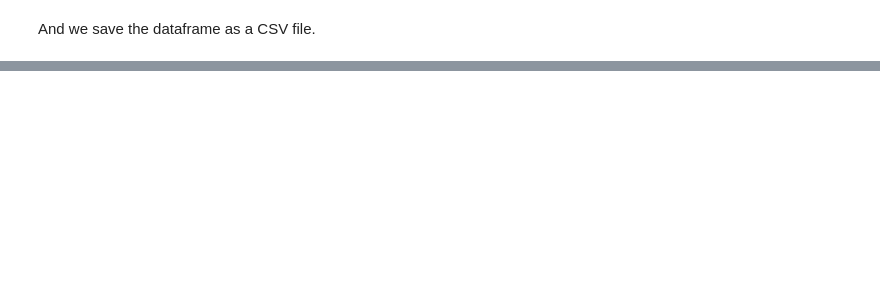
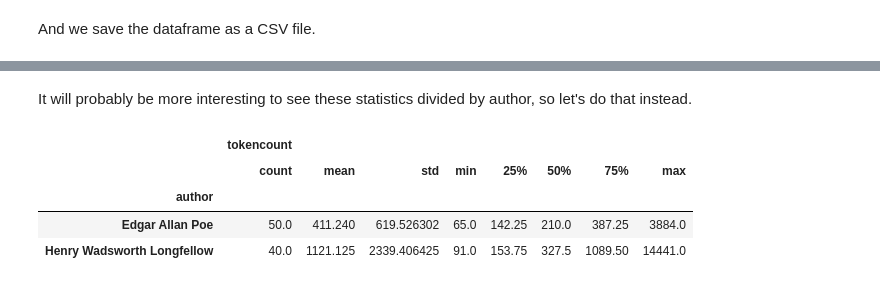
Before and after one commit to 573phn/dh_cd_a02, a Jupyter notebook: poem.ipynb, the cells around one changed output, grey strips where cells are left out. Saved outputs shown, nothing was run; the diff lists cells and outputs as text; code cells hidden in the pictures; blank space fills up the shorter version.

Commit message:
Added descriptive statistics and box plots.

```diff
--- a/poem.ipynb
+++ b/poem.ipynb
@@ -185,0 +188,3 @@ poem_df.to_csv(f'corpus_data.csv', encoding='utf-8')
+# %%
+df = poem_df.copy()
+df.describe()
@@ -185,0 +201,10 @@ poem_df.to_csv(f'corpus_data.csv', encoding='utf-8')
+# %% [markdown]
+It will probably be more interesting to see these statistics divided by author, so let's do that instead.
+# %%
+df.groupby('author').describe()
+# %% [output]
+|  | tokencount |  |  |  |  |  |  |  |
+|  | count | mean | std | min | 25% | 50% | 75% | max |
+| author |  |  |  |  |  |  |  |  |
+| Edgar Allan Poe | 50.0 | 411.240 | 619.526302 | 65.0 | 142.25 | 210.0 | 387.25 | 3884.0 |
+| Henry Wadsworth Longfellow | 40.0 | 1121.125 | 2339.406425 | 91.0 | 153.75 | 327.5 | 1089.50 | 14441.0 |
```
Also changed, not shown: parts of 11 cells of this notebook, 1 other file.
